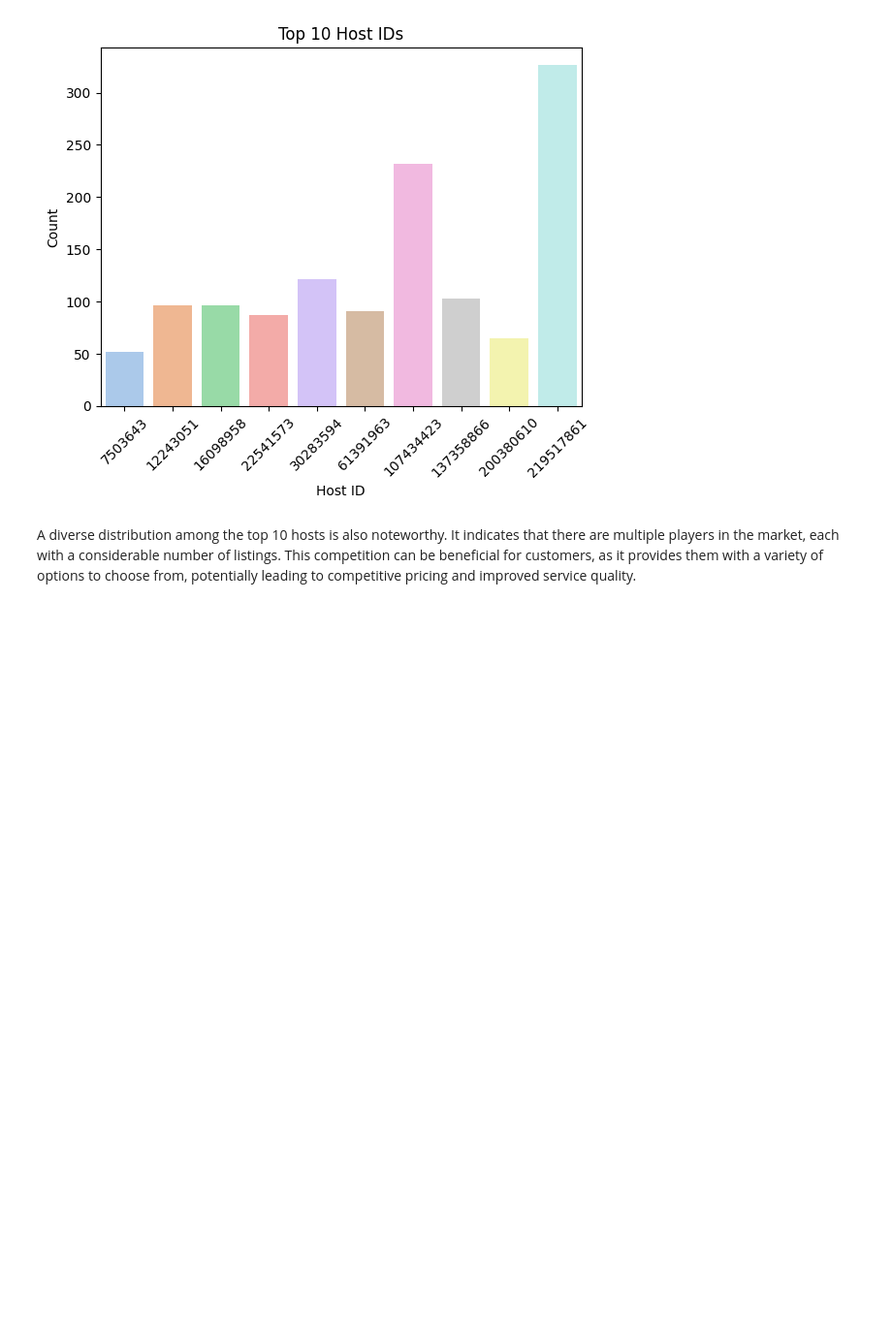
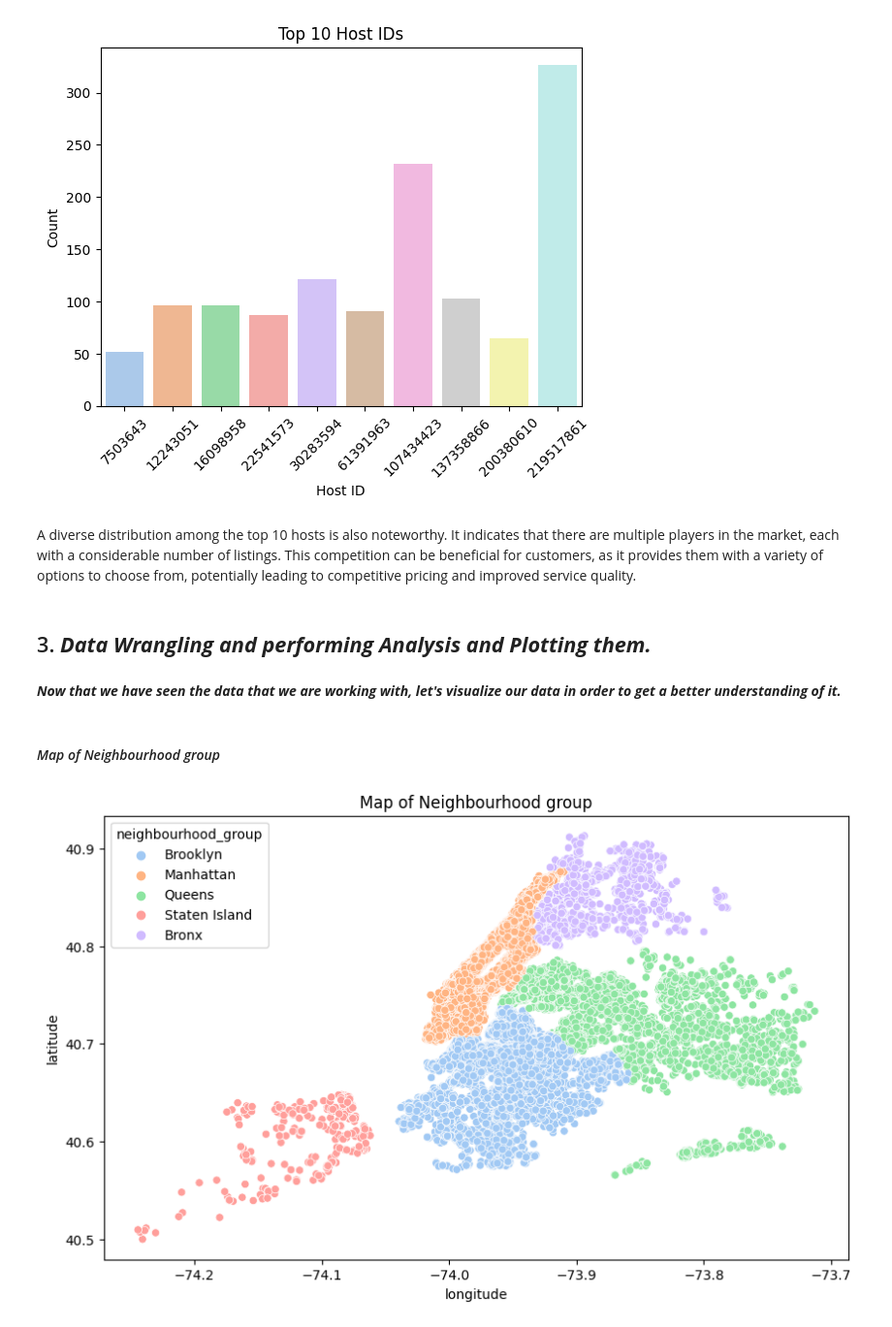
Before and after one commit to Nilaadri/Projects, a Jupyter notebook: NYC_Airbnb_Exploratory_Data_Analysis.ipynb, the cells around one changed output. Shown at 97% size. Saved outputs shown, nothing was run; the diff lists cells and outputs as text; code cells hidden in the pictures; blank space fills up the shorter version.

```diff
--- a/NYC_Airbnb_Exploratory_Data_Analysis.ipynb
+++ b/NYC_Airbnb_Exploratory_Data_Analysis.ipynb
@@ -310,3 +310,16 @@ az.set(title='Top 10 Host IDs')
 [figure]
 # %% [markdown]
 A diverse distribution among the top 10 hosts is also noteworthy. It indicates that there are multiple players in the market, each with a considerable number of listings. This competition can be beneficial for customers, as it provides them with a variety of options to choose from, potentially leading to competitive pricing and improved service quality.
+# %% [markdown]
+## 3. ***Data Wrangling and performing Analysis and Plotting them.***
+# %% [markdown]
+***Now that we have seen the data that we are working with, let's visualize our data in order to get a better understanding of it.***
+# %% [markdown]
+#### *Map of Neighbourhood group*
+# %%
+plt.figure(figsize=(10,6))
+ax=sns.scatterplot(x=df.longitude,y=df.latitude,hue=df.neighbourhood_group,palette='pastel')
+ax.set(title='Map of Neighbourhood group')
+plt.show()
+# %% [output]
+[figure, added]
```
